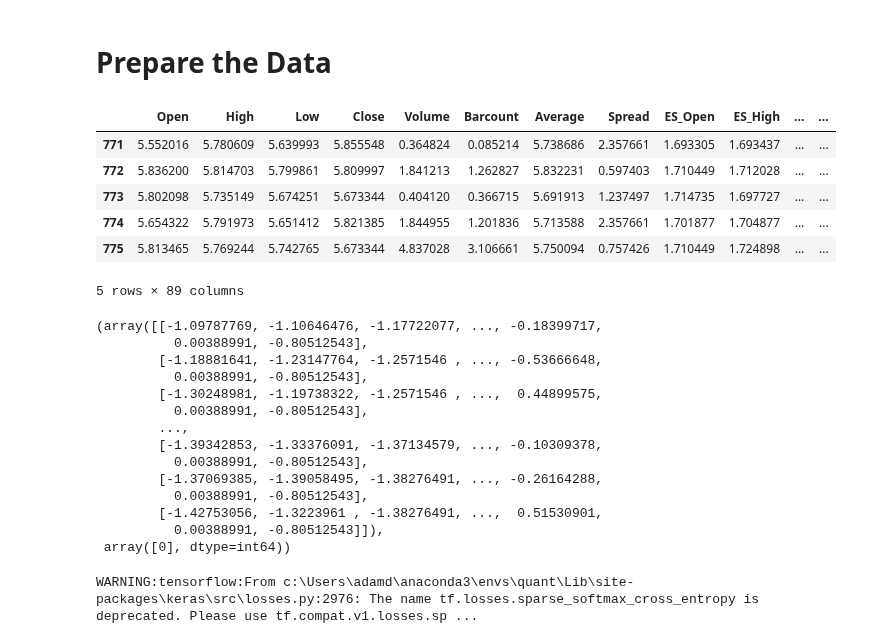
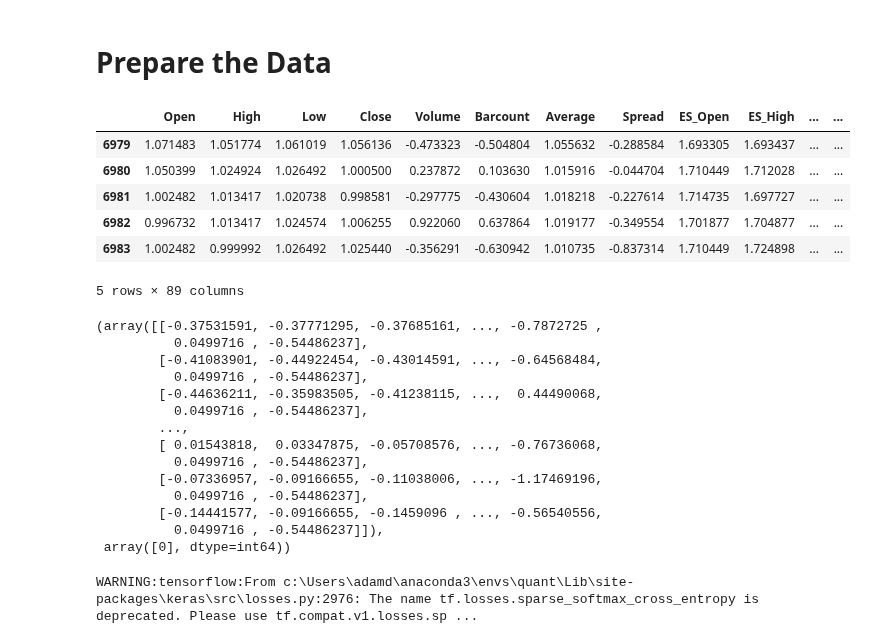
Before and after one commit to adamd1985/intra_day_futures_arb, a Jupyter notebook: cnn_algo.ipynb, the cells around one changed output. Cells and saved outputs as stored; diff of their text form; code cells hidden in the pictures.

```diff
--- a/cnn_algo.ipynb
+++ b/cnn_algo.ipynb
@@ -186,21 +186,21 @@ def process_futures(futures, futs_df, futs_exog_df, train_size, interval, univer
 # %%
 TEST_SPLIT = 0.6
 TRAIN_SIZE = int(len(futs_df) * TEST_SPLIT)
 
 futs_exog_df = process_exog(MARKET_FUTS, futs_df)
-train_agri_ts, val_agri_ts, scalers = process_futures([AGRI_FUTS[2]], futs_df, futs_exog_df, TRAIN_SIZE, INTERVAL)
+train_agri_ts, val_agri_ts, scalers = process_futures(AGRI_FUTS, futs_df, futs_exog_df, TRAIN_SIZE, INTERVAL)
 # Stacking the lists of dataframes into single dataframes
 train_ts_df = pd.concat([df.reset_index(drop=True) for df in train_agri_ts], axis=0, ignore_index=True).dropna()
 test_ts_df = pd.concat([df.reset_index(drop=True) for df in val_agri_ts], axis=0, ignore_index=True).dropna()
 
 test_ts_df.tail(5)
 # %% [output]
 |  | Open | High | Low | Close | Volume | Barcount | Average | Spread | ES_Open | ES_High | ... | ... |
-| 771 | 5.552016 | 5.780609 | 5.639993 | 5.855548 | 0.364824 | 0.085214 | 5.738686 | 2.357661 | 1.693305 | 1.693437 | ... | ... |
-| 772 | 5.836200 | 5.814703 | 5.799861 | 5.809997 | 1.841213 | 1.262827 | 5.832231 | 0.597403 | 1.710449 | 1.712028 | ... | ... |
-| 773 | 5.802098 | 5.735149 | 5.674251 | 5.673344 | 0.404120 | 0.366715 | 5.691913 | 1.237497 | 1.714735 | 1.697727 | ... | ... |
-| 774 | 5.654322 | 5.791973 | 5.651412 | 5.821385 | 1.844955 | 1.201836 | 5.713588 | 2.357661 | 1.701877 | 1.704877 | ... | ... |
-| 775 | 5.813465 | 5.769244 | 5.742765 | 5.673344 | 4.837028 | 3.106661 | 5.750094 | 0.757426 | 1.710449 | 1.724898 | ... | ... |
+| 6979 | 1.071483 | 1.051774 | 1.061019 | 1.056136 | -0.473323 | -0.504804 | 1.055632 | -0.288584 | 1.693305 | 1.693437 | ... | ... |
+| 6980 | 1.050399 | 1.024924 | 1.026492 | 1.000500 | 0.237872 | 0.103630 | 1.015916 | -0.044704 | 1.710449 | 1.712028 | ... | ... |
+| 6981 | 1.002482 | 1.013417 | 1.020738 | 0.998581 | -0.297775 | -0.430604 | 1.018218 | -0.227614 | 1.714735 | 1.697727 | ... | ... |
+| 6982 | 0.996732 | 1.013417 | 1.024574 | 1.006255 | 0.922060 | 0.637864 | 1.019177 | -0.349554 | 1.701877 | 1.704877 | ... | ... |
+| 6983 | 1.002482 | 0.999992 | 1.026492 | 1.025440 | -0.356291 | -0.630942 | 1.010735 | -0.837314 | 1.710449 | 1.724898 | ... | ... |
 5 rows × 89 columns
 # %%
 PREDICTION_HORIZON = 1
@@ -258,19 +258,19 @@ X, y = prepare_windows(train_ts_df.drop(columns=[META_LABEL]), train_ts_df[META_
 X_t, y_t = prepare_windows(test_ts_df.drop(columns=[META_LABEL]), test_ts_df[META_LABEL])
 X_t[0], y_t[0]
 # %% [output]
-(array([[-1.09787769, -1.10646476, -1.17722077, ..., -0.18399717,
-          0.00388991, -0.80512543],
-        [-1.18881641, -1.23147764, -1.2571546 , ..., -0.53666648,
-          0.00388991, -0.80512543],
-        [-1.30248981, -1.19738322, -1.2571546 , ...,  0.44899575,
-          0.00388991, -0.80512543],
+(array([[-0.37531591, -0.37771295, -0.37685161, ..., -0.7872725 ,
+          0.0499716 , -0.54486237],
+        [-0.41083901, -0.44922454, -0.43014591, ..., -0.64568484,
+          0.0499716 , -0.54486237],
+        [-0.44636211, -0.35983505, -0.41238115, ...,  0.44490068,
+          0.0499716 , -0.54486237],
         ...,
-        [-1.39342853, -1.33376091, -1.37134579, ..., -0.10309378,
-          0.00388991, -0.80512543],
-        [-1.37069385, -1.39058495, -1.38276491, ..., -0.26164288,
-          0.00388991, -0.80512543],
-        [-1.42753056, -1.3223961 , -1.38276491, ...,  0.51530901,
-          0.00388991, -0.80512543]]),
+        [ 0.01543818,  0.03347875, -0.05708576, ..., -0.76736068,
+          0.0499716 , -0.54486237],
+        [-0.07336957, -0.09166655, -0.11038006, ..., -1.17469196,
+          0.0499716 , -0.54486237],
+        [-0.14441577, -0.09166655, -0.1459096 , ..., -0.56540556,
+          0.0499716 , -0.54486237]]),
  array([0], dtype=int64))
 # %%
 import tensorflow as tf
```
Also changed, not shown: parts of 5 cells of this notebook.
